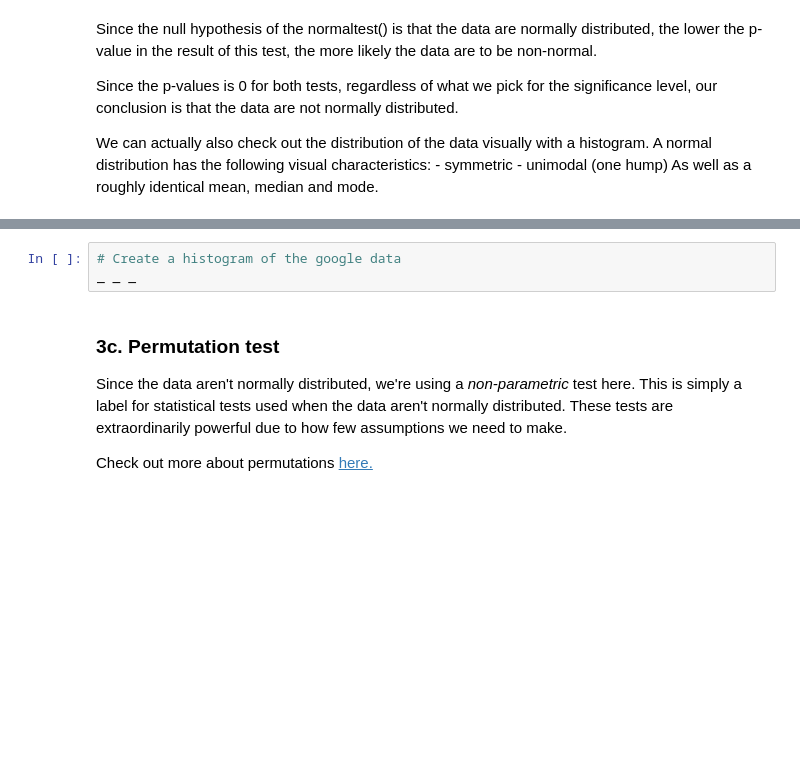
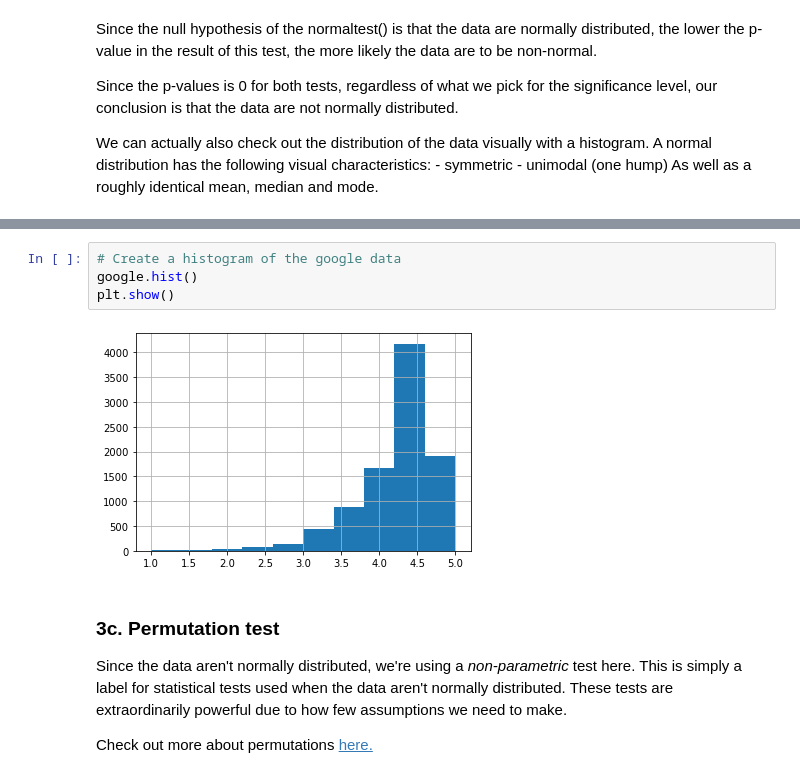
Before and after one commit to ixc9907/Springboard, a Jupyter notebook: Apps Case Study/Springboard Apps project - Tier 3 - Complete.ipynb, the cells around one changed output, grey strips where cells are left out. Drawn from its saved outputs; the diff is of its cells as text; blank space fills up the shorter version.

```diff
--- a/Apps Case Study/Springboard Apps project - Tier 3 - Complete.ipynb
+++ b/Apps Case Study/Springboard Apps project - Tier 3 - Complete.ipynb
@@ -332,6 +467,9 @@ _ _ _
 # %%
 # Create a histogram of the google data
-_ _ _
+google.hist()
+plt.show()
+# %% [output]
+[figure, added]
 # %% [markdown]
 ### 3c. Permutation test
 Since the data aren't normally distributed, we're using a *non-parametric* test here. This is simply a label for statistical tests used when the data aren't normally distributed. These tests are extraordinarily powerful due to how few assumptions we need to make.
```
Also changed, not shown: parts of 32 cells of this notebook.
